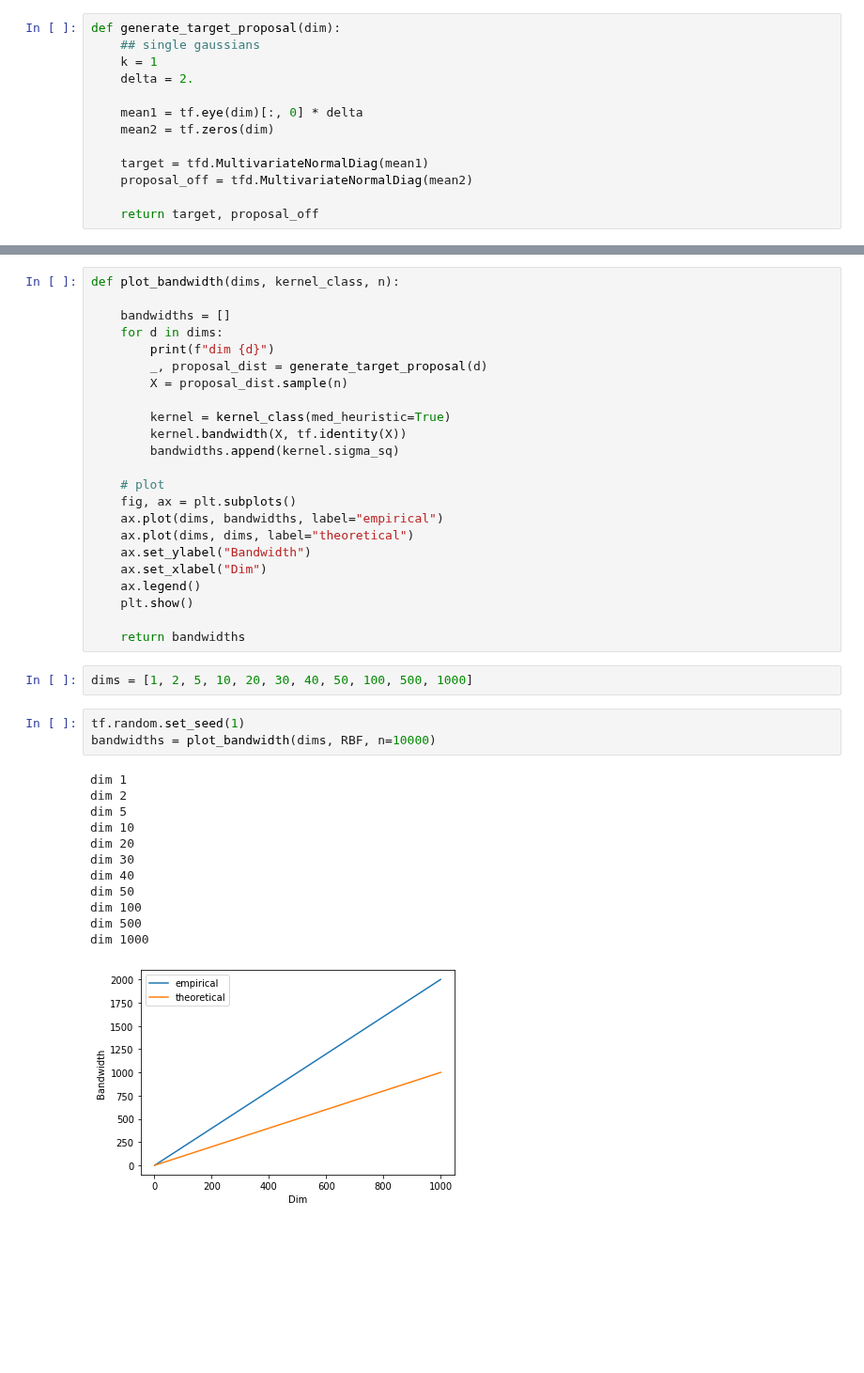
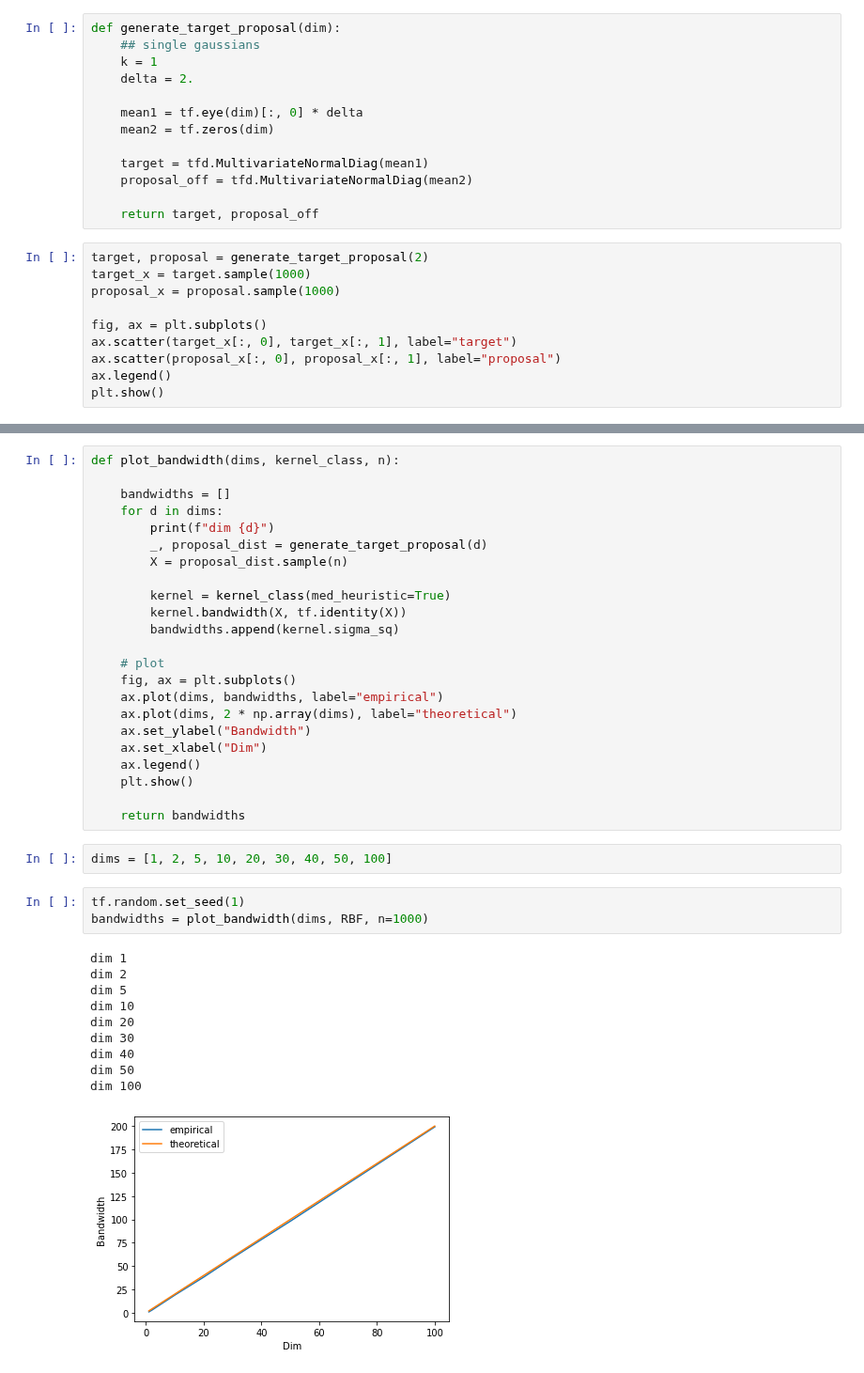
Before and after one commit to XingLLiu/u-stat-high-dim, a Jupyter notebook: scalability_with_dim.ipynb, the cells around one changed output, grey strips where cells are left out. Shown at 94% size. Cells and saved outputs as stored; diff of their text form; blank space fills up the shorter version.

```diff
--- a/scalability_with_dim.ipynb
+++ b/scalability_with_dim.ipynb
@@ -39,3 +42,13 @@ def generate_target_proposal(dim):
     proposal_off = tfd.MultivariateNormalDiag(mean2)
 
     return target, proposal_off
+# %%
+target, proposal = generate_target_proposal(2)
+target_x = target.sample(1000)
+proposal_x = proposal.sample(1000)
+
+fig, ax = plt.subplots()
+ax.scatter(target_x[:, 0], target_x[:, 1], label="target")
+ax.scatter(proposal_x[:, 0], proposal_x[:, 1], label="proposal")
+ax.legend()
+plt.show()
@@ -55,7 +70,7 @@ def plot_bandwidth(dims, kernel_class, n):
     # plot
     fig, ax = plt.subplots()
     ax.plot(dims, bandwidths, label="empirical")
-    ax.plot(dims, dims, label="theoretical")
+    ax.plot(dims, 2 * np.array(dims), label="theoretical")
     ax.set_ylabel("Bandwidth")
     ax.set_xlabel("Dim")
     ax.legend()
@@ -63,21 +78,19 @@ def plot_bandwidth(dims, kernel_class, n):
 
     return bandwidths
 # %%
-dims = [1, 2, 5, 10, 20, 30, 40, 50, 100, 500, 1000]
+dims = [1, 2, 5, 10, 20, 30, 40, 50, 100]
 # %%
 tf.random.set_seed(1)
-bandwidths = plot_bandwidth(dims, RBF, n=10000)
+bandwidths = plot_bandwidth(dims, RBF, n=1000)
 # %% [output]
 dim 1
 dim 2
 dim 5
 dim 10
 dim 20
 dim 30
 dim 40
 dim 50
 dim 100
-dim 500
-dim 1000
-[figure, old version]
+[figure, new version]
 # %%
```
Also changed, not shown: parts of 9 cells of this notebook, 1 other file.
